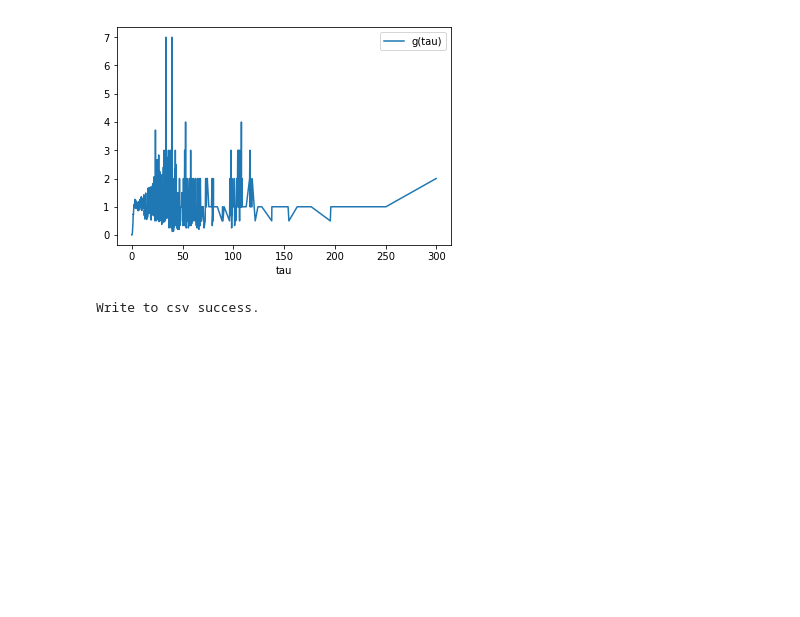
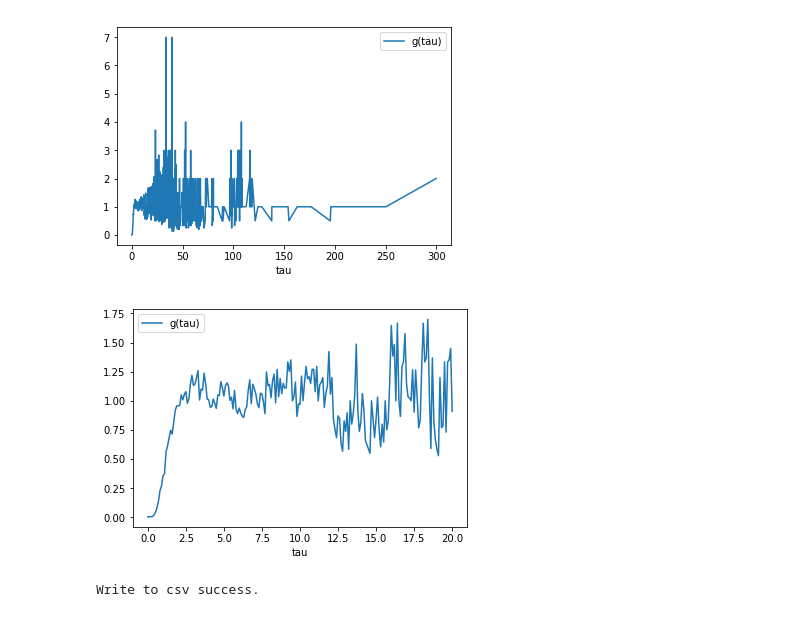
Before and after one commit to zjingcong/mp, a Jupyter notebook: crowd_analysis/analysis.ipynb, the cells around one changed output. Drawn from its saved outputs; the diff is of its cells as text; code cells hidden in the pictures; blank space fills up the shorter version.

Commit message:
Crop tau for pdf and energy graphs.

```diff
--- a/crowd_analysis/analysis.ipynb
+++ b/crowd_analysis/analysis.ipynb
@@ -49,29 +53 @@ plt.show()
 [figure]
-# %%
-###### pairwise ttc scrambled values ######
-
-pair_ttc_scramble_freq = dict()
-
-# process pair_ttc data
-with open('pair_ttc_scramble.json') as infile:
-    pair_ttc_scramble_data = json.load(infile)
-
-for t in pair_ttc_scramble_data:
-    # round tau
-    tau = set_precision(t)
-    if pair_ttc_scramble_freq.has_key(tau):
-        pair_ttc_scramble_freq[tau] = pair_ttc_scramble_freq[tau] + 1
-    else:
-        pair_ttc_scramble_freq[tau] = 1
-
-total_pair_scramble = len(pair_ttc_scramble_data)
-print 'total pair scramble: ', total_pair_scramble
-print 'total tau: ', len(pair_ttc_scramble_freq)
-
-pair_scramble_lists = sorted(pair_ttc_scramble_freq.items()) # sorted by key, return a list of tuples
-pair_scramble_df = pd.DataFrame(pair_scramble_lists, columns=['tau', 'freq'])
-# normalize freq
-pair_scramble_df['freq'] = pair_scramble_df['freq'].apply(lambda x: x / float(total_pair_scramble))
-# write pair ttc csv
-pair_scramble_df.to_csv('pairwise_ttc_scrambles.csv', index=False)
-print "Write to csv success."
@@ -82,4 +54,11 @@ Write to csv success.
 # %%
+###### pairwise ttc scrambled values ######
+
+pair_scramble_df = get_freq_func('pair_ttc_scramble.json')
+# write pair ttc csv
+pair_scramble_df.to_csv('pairwise_ttc_scrambles.csv', index=False)
+print "Write to csv success."
+
 # draw pair ttc scrambled data
 pair_scramble_df = pair_scramble_df.set_index('tau')
 pair_scramble_df.plot(style=[])
@@ -112,6 +94,13 @@ pdf_df_by_tau.plot(style=[])
 plt.show()
 # %% [output]
 [figure]
+# %%
+# crop
+crop_df_pdf = pdf_df_by_tau.loc[:20, :]
+crop_df_pdf.plot(style=[])
+plt.show()
+# %% [output]
+[figure, added]
 # %%
 ##### interaction energy #####
 
```
Also changed, not shown: parts of 5 cells of this notebook.
